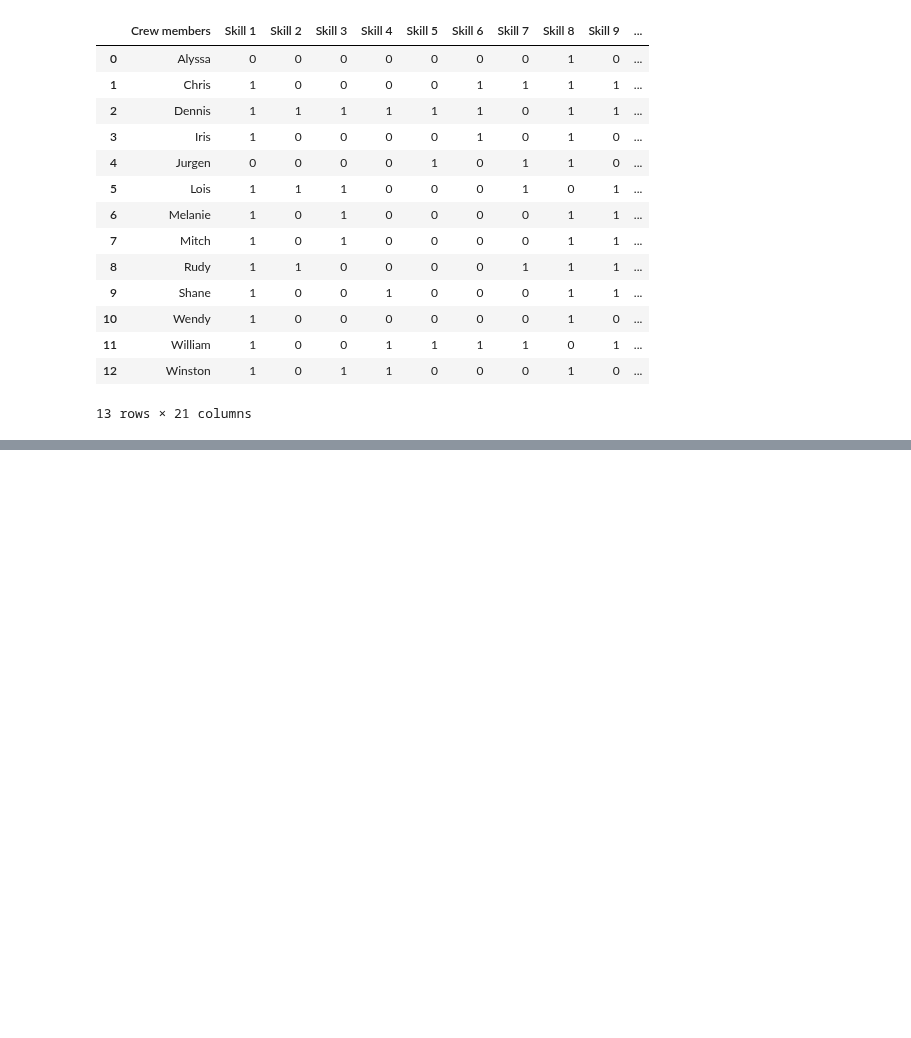
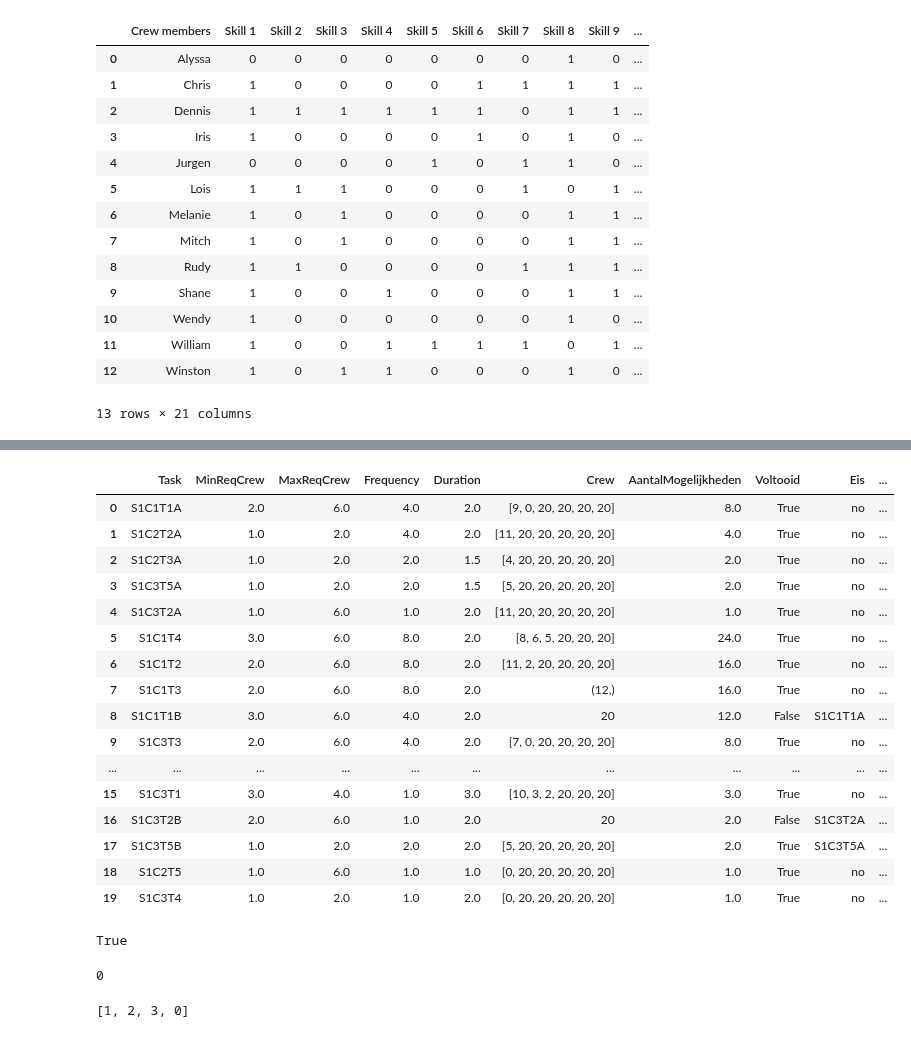
Before and after one commit to Robbertvld/Modelleren, a Jupyter notebook: Vervolg.ipynb, the cells around one changed output, grey strips where cells are left out. Drawn from its saved outputs; the diff is of its cells as text; code cells hidden in the pictures; blank space fills up the shorter version.

```diff
--- a/Vervolg.ipynb
+++ b/Vervolg.ipynb
@@ -22,6 +23,8 @@ filehandler = open('dfSprintAddprep1.obj', 'rb')
 dfSprintAddprep = pickle.load(filehandler)
 filehandler = open('dfSprintAddpost1.obj', 'rb')
 dfSprintAddpost = pickle.load(filehandler)
+filehandler = open('dfCrew1.obj', 'rb')
+dfCrew = pickle.load(filehandler)
 # %%
 dfAdditionalTasks = pd.read_excel('MODPRdataset.xlsx', sheet_name='Additional tasks')
 dfAdditionalTasks = dfAdditionalTasks.fillna(0)
@@ -75,7 +78,7 @@ combs
 a= [lijst for lijst in combs if len(lijst) == 3]
 b= [lijst for lijst in a if (12 in lijst) or (8 in lijst)]
 # %%
-def InplannenAdd(taskdf, dfKalenderCrew, dfKalenderRoom, dfAdd, crewlijst, inplannen = False):
+def InplannenAdddubbel(taskdf, dfKalenderCrew, dfKalenderRoom, dfAdd, crewlijst, inplannen = False):
 
     dfTempCrew = pickle.loads(pickle.dumps(dfKalenderCrew))
     dfTempRoom = pickle.loads(pickle.dumps(dfKalenderRoom))
@@ -172,3 +175,15 @@ crew
 | 11 | William | 1 | 0 | 0 | 1 | 1 | 1 | 1 | 0 | 1 | ... |
 | 12 | Winston | 1 | 0 | 1 | 1 | 0 | 0 | 0 | 1 | 0 | ... |
 13 rows × 21 columns
+# %%
+def CheckCrewUren(crewlijst, dfCrew, duration):
+
+    tempCrew = pickle.loads(pickle.dumps(dfCrew))
+    for crew in crewlijst:
+        if crew == 20:
+            return [True, dfCrew]
+        elif (dfCrew['Uren'].iloc[crew] >= duration):
+            dfCrew['Uren'].iloc[crew] -= duration
+        else:
+            return [False, tempCrew]
+    return [True, dfCrew]
@@ -174,0 +464,23 @@ crew
+# %%
+iteratie = 0
+while (dfSprint.Voltooid.sum()< len(dfSprint)) & (iteratie < 1):
+
+    print("kopieen gemaakt, iteratie is: "+str(iteratie))
+    for i in range(0,len(dfSprint)):
+        task = dfSprint.iloc[i,:]
+        print(task.Task)
+        dagIndex = 5
+
+        crewA = []
+        if task.Eis != 'no':
+            eis = dfSprint[dfSprint.Task == task.Eis].iloc[0,:]
+            dagIndex = int(eis['Dag Voltooid'])
+            crewA = eis.Crew
+        dfKalenderCrew, dfKalenderRoom, dfSprint, dfSprintAddprep, dfSprintAddpost, dfCrew = InplannenOpdracht(taskdf=task,
+                                                               dagIndex=dagIndex, crewA=crewA,
+                                                               dfKalenderCrew=dfKalenderCrew, dfCrew=dfCrew,
+                                                               dfKalenderRoom=dfKalenderRoom,
+                                                               dfAddPrep=dfSprintAddprep, dfAddPost=dfSprintAddpost,
+                                                               dfSprint=dfSprint)
+    iteratie += 1
+    print(dfSprint.iloc[:,[0,20,21,22,23,27,28,29,30,31]])
@@ -174,0 +563,20 @@ crew
+# %%
+dfSprint.iloc[:,[0,20,21,22,23,25,27,28,29,30,31]]
+# %% [output]
+|  | Task | MinReqCrew | MaxReqCrew | Frequency | Duration | Crew | AantalMogelijkheden | Voltooid | Eis | ... |
+| 0 | S1C1T1A | 2.0 | 6.0 | 4.0 | 2.0 | [9, 0, 20, 20, 20, 20] | 8.0 | True | no | ... |
+| 1 | S1C2T2A | 1.0 | 2.0 | 4.0 | 2.0 | [11, 20, 20, 20, 20, 20] | 4.0 | True | no | ... |
+| 2 | S1C2T3A | 1.0 | 2.0 | 2.0 | 1.5 | [4, 20, 20, 20, 20, 20] | 2.0 | True | no | ... |
+| 3 | S1C3T5A | 1.0 | 2.0 | 2.0 | 1.5 | [5, 20, 20, 20, 20, 20] | 2.0 | True | no | ... |
+| 4 | S1C3T2A | 1.0 | 6.0 | 1.0 | 2.0 | [11, 20, 20, 20, 20, 20] | 1.0 | True | no | ... |
+| 5 | S1C1T4 | 3.0 | 6.0 | 8.0 | 2.0 | [8, 6, 5, 20, 20, 20] | 24.0 | True | no | ... |
+| 6 | S1C1T2 | 2.0 | 6.0 | 8.0 | 2.0 | [11, 2, 20, 20, 20, 20] | 16.0 | True | no | ... |
+| 7 | S1C1T3 | 2.0 | 6.0 | 8.0 | 2.0 | (12,) | 16.0 | True | no | ... |
+| 8 | S1C1T1B | 3.0 | 6.0 | 4.0 | 2.0 | 20 | 12.0 | False | S1C1T1A | ... |
+| 9 | S1C3T3 | 2.0 | 6.0 | 4.0 | 2.0 | [7, 0, 20, 20, 20, 20] | 8.0 | True | no | ... |
+| ... | ... | ... | ... | ... | ... | ... | ... | ... | ... | ... |
+| 15 | S1C3T1 | 3.0 | 4.0 | 1.0 | 3.0 | [10, 3, 2, 20, 20, 20] | 3.0 | True | no | ... |
+| 16 | S1C3T2B | 2.0 | 6.0 | 1.0 | 2.0 | 20 | 2.0 | False | S1C3T2A | ... |
+| 17 | S1C3T5B | 1.0 | 2.0 | 2.0 | 2.0 | [5, 20, 20, 20, 20, 20] | 2.0 | True | S1C3T5A | ... |
+| 18 | S1C2T5 | 1.0 | 6.0 | 1.0 | 1.0 | [0, 20, 20, 20, 20, 20] | 1.0 | True | no | ... |
+| 19 | S1C3T4 | 1.0 | 2.0 | 1.0 | 2.0 | [0, 20, 20, 20, 20, 20] | 1.0 | True | no | ... |
@@ -174,0 +586,13 @@ crew
+# %%
+a[-2:] == [0,0]
+# %% [output]
+True
+# %%
+a.pop()
+a.pop()
+# %% [output]
+0
+# %%
+a
+# %% [output]
+[1, 2, 3, 0]
```
Also changed, not shown: parts of 9 cells of this notebook, 11 other files.
